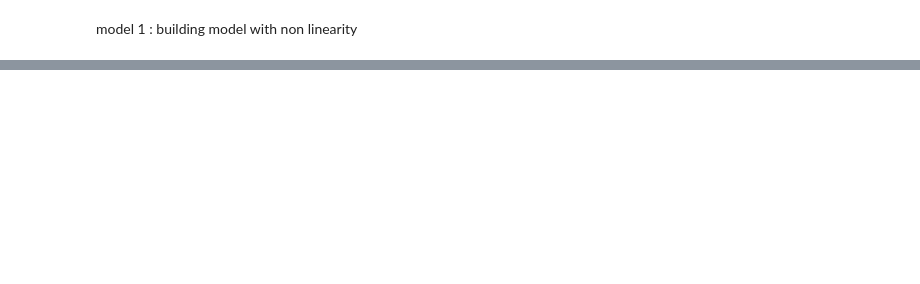
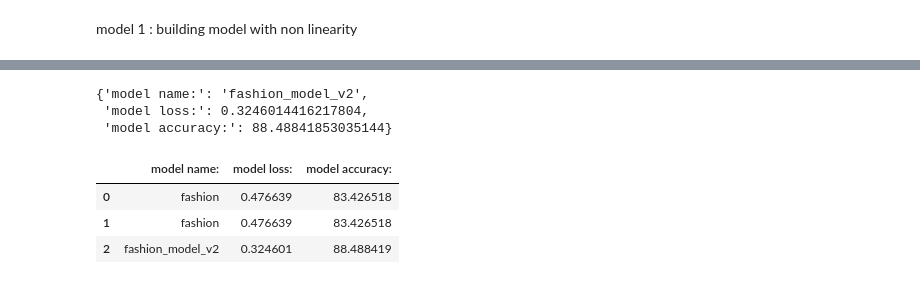
Before and after one commit to 404saugat404/pytorch, a Jupyter notebook: basic_computer_vison.ipynb, the cells around one changed output, grey strips where cells are left out. Saved outputs shown, nothing was run; the diff lists cells and outputs as text; code cells hidden in the pictures; blank space fills up the shorter version.

```diff
--- a/basic_computer_vison.ipynb
+++ b/basic_computer_vison.ipynb
@@ -337,0 +377,5 @@ model 1 : building model with non linearity
+# %%
+torch.manual_seed(42)
+new_model=fashion(input_shape=28*28,
+                  hidden_units=10,
+                  output_shape=len(class_names)).to(device)
@@ -337,0 +591,29 @@ model 1 : building model with non linearity
+# %%
+#setting up loss function and optimizer for model 2
+loss_fn=nn.CrossEntropyLoss()
+optimizer=torch.optim.SGD(params=model_2.parameters(),lr=0.1)
+# %%
+#training and testing m2 using our function
+
+torch.manual_seed(42)
+from timeit import default_timer as timer
+train_time_start_model_2=timer()
+epochs=3
+for epoch in tqdm(range(epochs)):
+  print(f'epoch : {epoch}\n')
+  train_step(data_loader=train_dataloader,
+             model=model_2,
+             loss_fn=loss_fn,
+             optimizer=optimizer,
+             accuracy_fn=accuracy_fn)
+
+  test_step(data_loader=test_dataloader,
+             model=model_2,
+             loss_fn=loss_fn,
+             accuracy_fn=accuracy_fn)
+
+
+
+train_time_end_model_2=timer()
+
+total_train_time=print_train_time(start=train_time_start_model_2, end= train_time_end_model_2,device=device)
@@ -337,0 +640,20 @@ model 1 : building model with non linearity
+# %%
+#evaluating our model
+model_2_results=eval_model(model=model_2,
+                            data_loader=test_dataloader,
+                            loss_fn=loss_fn,accuracy_fn=accuracy_fn)
+model_2_results
+# %% [output]
+{'model name:': 'fashion_model_v2',
+ 'model loss:': 0.3246014416217804,
+ 'model accuracy:': 88.48841853035144}
+# %%
+#comparing the best model
+import pandas as pd
+compare_results=pd.DataFrame([model_0_results,model_1_results,model_2_results])
+compare_results
+# %% [output]
+|  | model name: | model loss: | model accuracy: |
+| 0 | fashion | 0.476639 | 83.426518 |
+| 1 | fashion | 0.476639 | 83.426518 |
+| 2 | fashion_model_v2 | 0.324601 | 88.488419 |
```
Also changed, not shown: parts of 14 cells of this notebook.
